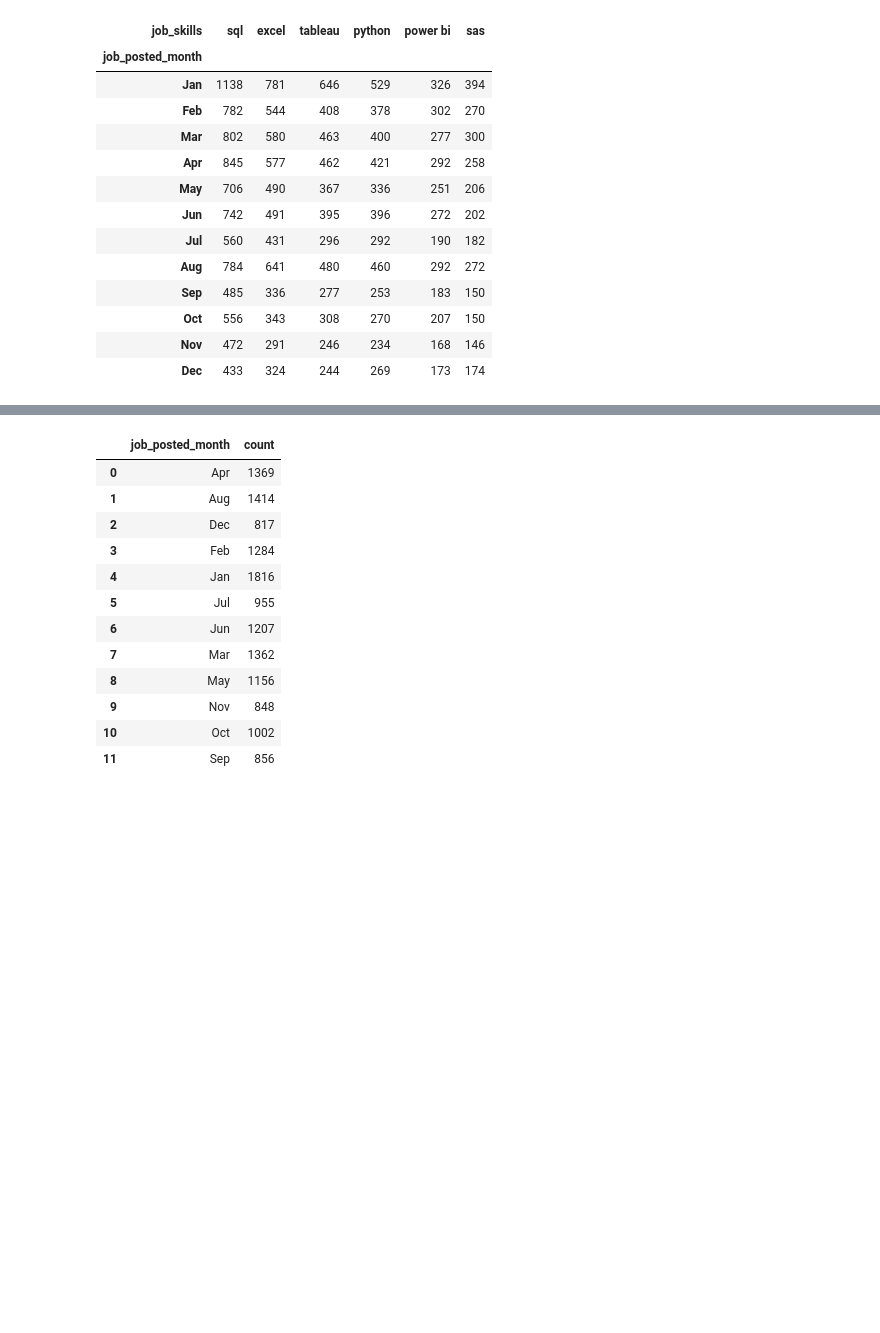
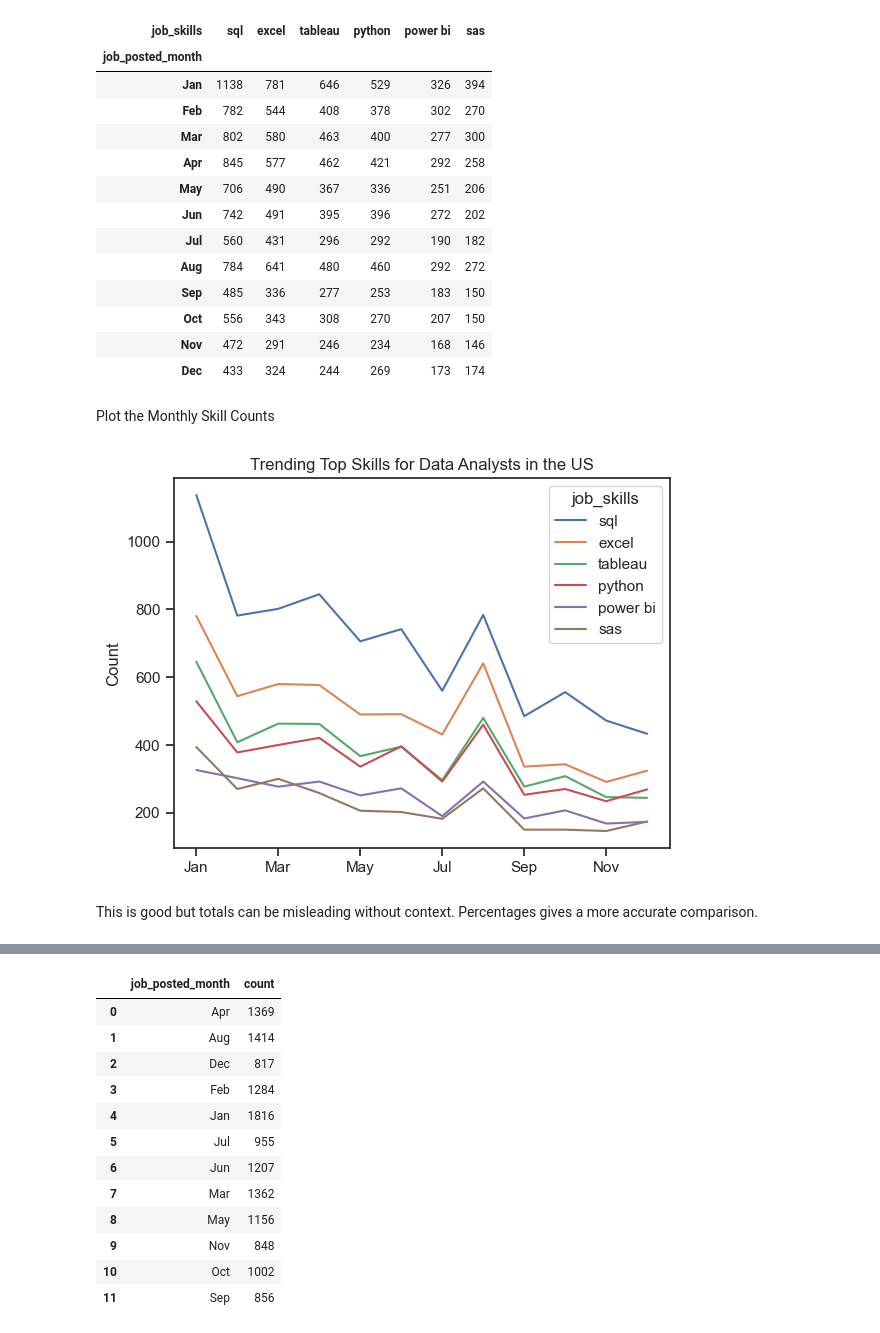
Before and after one commit to Sahil-Sud/Job_Market_Analysis_DataProfile_2023-24_python, a Jupyter notebook: 3_project/3_skills_trends.ipynb, the cells around one changed output, grey strips where cells are left out. Drawn from its saved outputs; the diff is of its cells as text; code cells hidden in the pictures; blank space fills up the shorter version.

```diff
--- a/3_project/3_skills_trends.ipynb
+++ b/3_project/3_skills_trends.ipynb
@@ -104,3 +122,16 @@ See the caveats in the documentation: https://pandas.pydata.org/pandas-docs/stab
 | Oct | 556 | 343 | 308 | 270 | 207 | 150 |
 | Nov | 472 | 291 | 246 | 234 | 168 | 146 |
 | Dec | 433 | 324 | 244 | 269 | 173 | 174 |
+# %% [markdown]
+Plot the Monthly Skill Counts
+# %%
+df_us_da_pivot_final.plot(kind='line')
+
+plt.title('Trending Top Skills for Data Analysts in the US')
+plt.ylabel('Count')
+plt.xlabel('')
+plt.show()
+# %% [output]
+[figure, added]
+# %% [markdown]
+This is good but totals can be misleading without context. Percentages gives a more accurate comparison.
```
Also changed, not shown: parts of 12 cells of this notebook, 4 other files.
